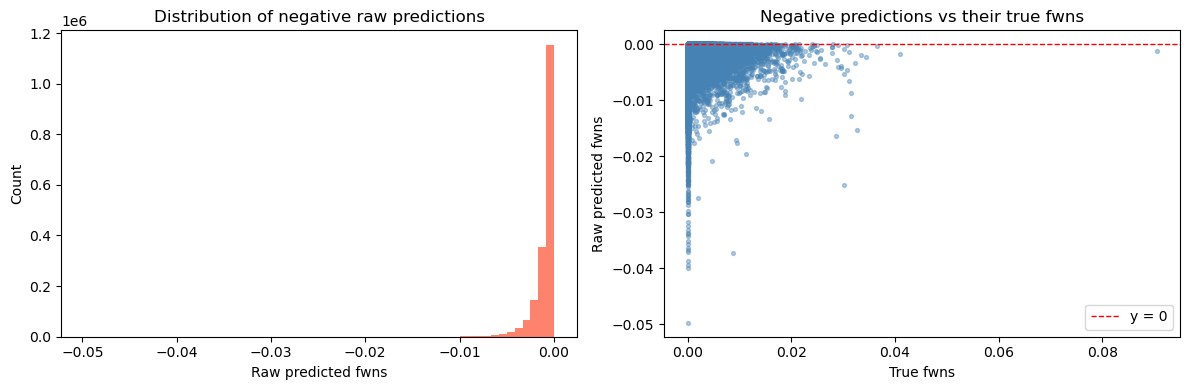
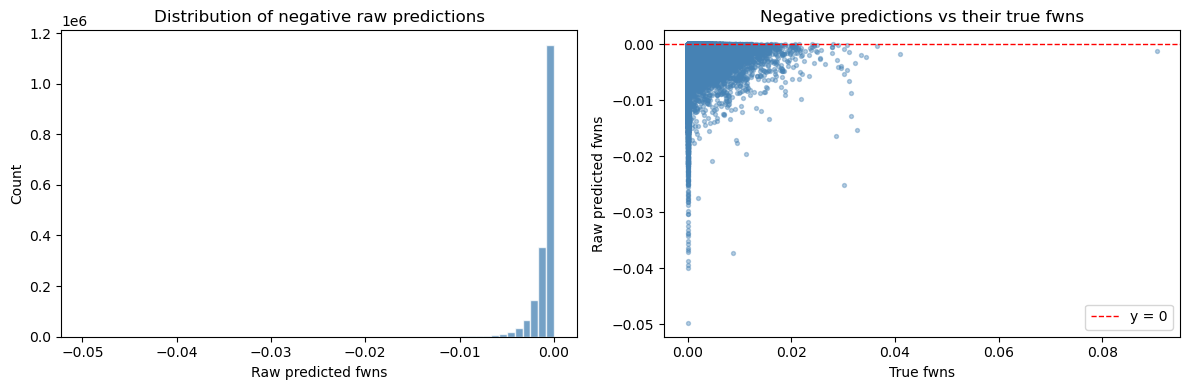
The notebook cell's code change between the first figure and the second:
--- before
+++ after
@@ -32,5 +32,5 @@
 fig, axes = plt.subplots(1, 2, figsize=(12, 4))
 
-axes[0].hist(_neg_preds, bins=60, color='tomato', edgecolor='none', alpha=0.8)
+axes[0].hist(_neg_preds, bins=60, color='steelblue', edgecolor='white', alpha=0.75)
 axes[0].set_xlabel('Raw predicted fwns')
 axes[0].set_ylabel('Count')

Commit: Updated miscellanious graphics. Removed unwanted files